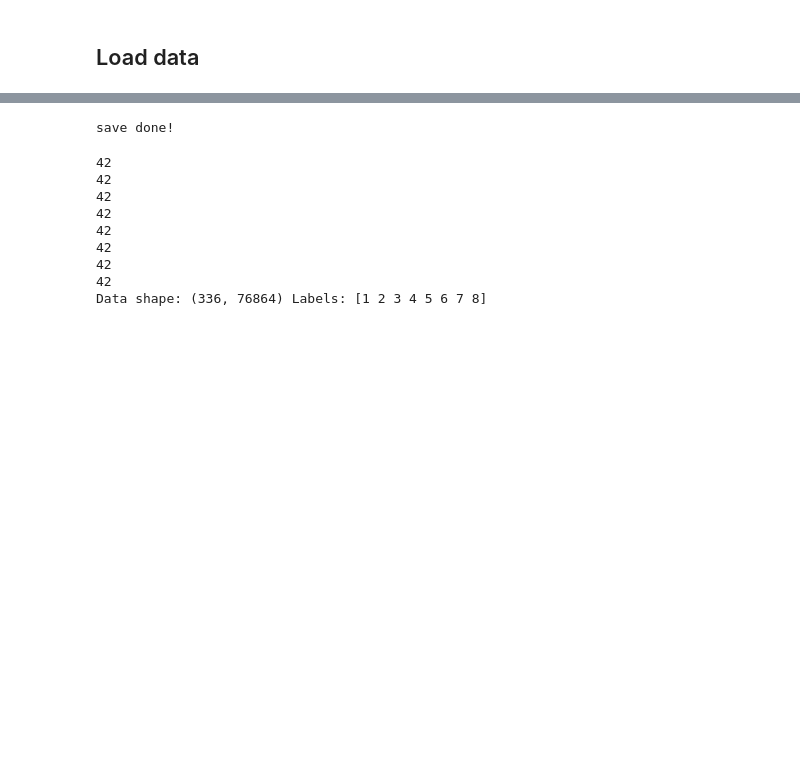
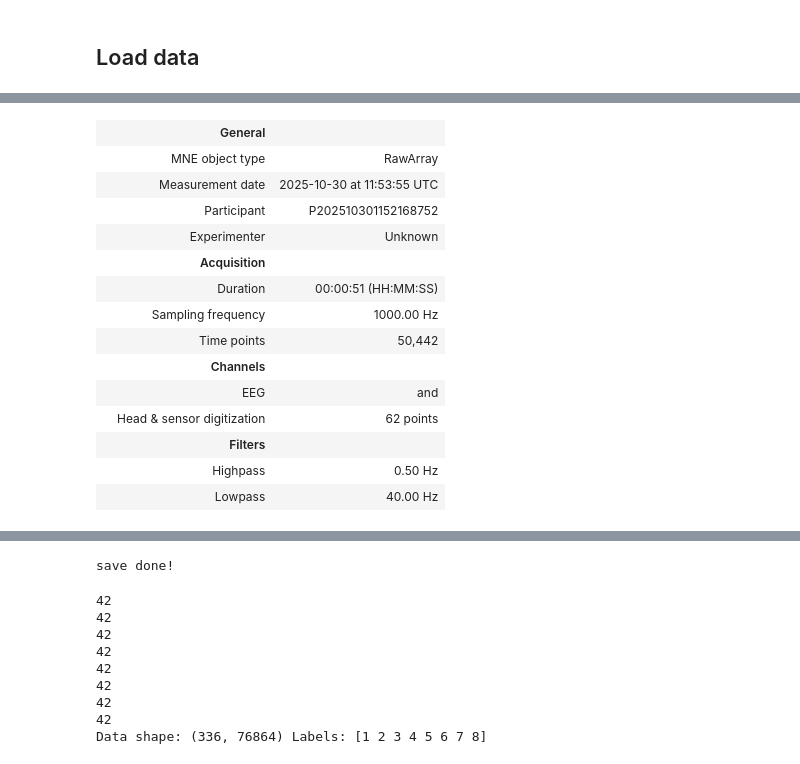
Before and after one commit to ChenK19/speech_decoding, a Jupyter notebook: speech_decoding.ipynb, the cells around one changed output, grey strips where cells are left out. Cells and saved outputs as stored; diff of their text form; code cells hidden in the pictures; blank space fills up the shorter version.

```diff
--- a/speech_decoding.ipynb
+++ b/speech_decoding.ipynb
@@ -365,0 +378,18 @@ Using matplotlib as 2D backend.
+# %%
+testRaw
+# %% [output]
+|  | General |  |
+|  | MNE object type | RawArray |
+|  | Measurement date | 2025-10-30 at 11:53:55 UTC |
+|  | Participant | P202510301152168752 |
+|  | Experimenter | Unknown |
+|  | Acquisition |  |
+|  | Duration | 00:00:51 (HH:MM:SS) |
+|  | Sampling frequency | 1000.00 Hz |
+|  | Time points | 50,442 |
+|  | Channels |  |
+|  | EEG | and |
+|  | Head & sensor digitization | 62 points |
+|  | Filters |  |
+|  | Highpass | 0.50 Hz |
+|  | Lowpass | 40.00 Hz |
```
Also changed, not shown: parts of 10 cells of this notebook, 9 other files.
